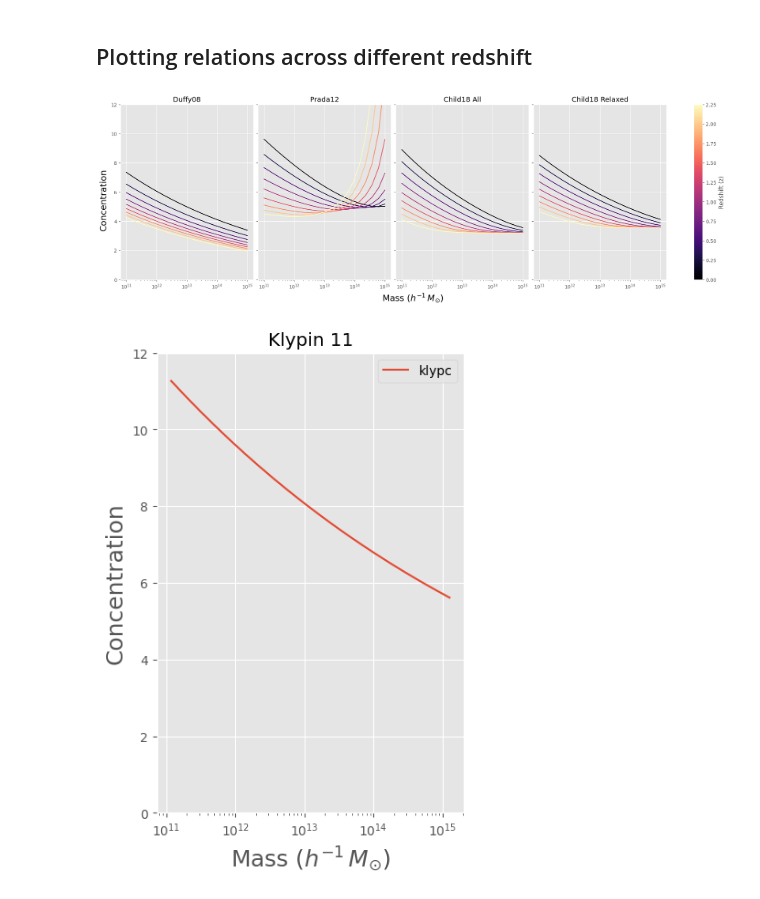
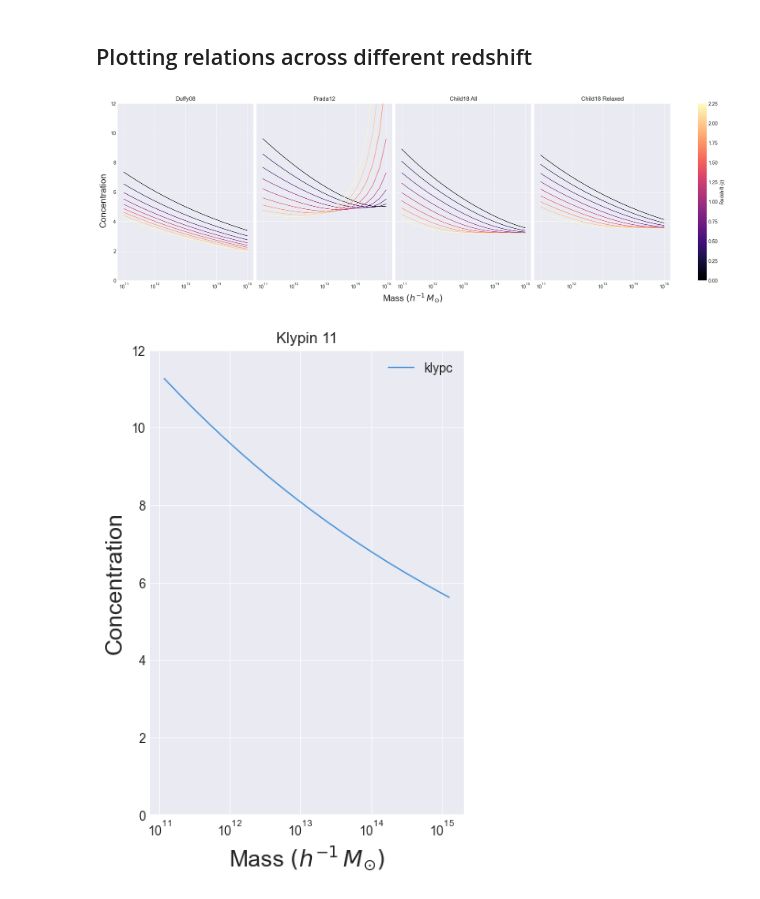
Before and after one commit to fkeruzore/halox, a Jupyter notebook: notebooks/cMrelations.ipynb, the cells around one changed output. Saved outputs shown, nothing was run; the diff lists cells and outputs as text; code cells hidden in the pictures.

```diff
--- a/notebooks/cMrelations.ipynb
+++ b/notebooks/cMrelations.ipynb
@@ -11,6 +11,8 @@ import matplotlib.cm as cm
 import matplotlib.colors as mcolors
 
 jax.config.update("jax_enable_x64", True)
+plt.style.use(["seaborn-v0_8-darkgrid", "petroff10"])
+plt.rcParams.update({"xtick.direction": "in", "ytick.direction": "in"})
 # %% [markdown]
 ## Implemented Relations
 
@@ -119,8 +125,6 @@ cklypin = klypin11()(M=mklyp)
 # %% [markdown]
 ## Plotting relations across different redshift
 # %%
-plt.style.use("ggplot")
-
 models = [
     ("Duffy08", cduffy),
     ("Prada12", cprada),
@@ -140,32 +144,32 @@ for ax, (name, cvals) in zip(axes, models):
         color = cmap(norm(z))
         ax.plot(mray, cvals[i], color=color)
 
     ax.set_xscale("log")
     ax.set_title(name)
     ax.set_ylim(0, 12)
 
 fig.supylabel("Concentration", fontsize=18)
 fig.supxlabel(r"Mass $(h^{-1}\,M_{\odot})$", fontsize=18)
 # Shared colorbar
 sm = cm.ScalarMappable(norm=norm, cmap=cmap)
 sm.set_array([])
 
 cbar = fig.colorbar(sm, ax=axes.ravel().tolist())
 cbar.set_label("Redshift (z)")
 
 plt.show()
 
 plt.figure(figsize=(4, 6), constrained_layout=True)
 plt.plot(mklyp, cklypin, label="klypc")
 # plt.plot(mklyp, cklyp, label = "duffyconvc")
 plt.ylim(0, 12)
 plt.xscale("log")
 plt.title("Klypin 11")
 plt.ylabel("Concentration", fontsize=18)
 plt.xlabel(r"Mass $(h^{-1}\,M_{\odot})$", fontsize=18)
 
 plt.legend()
 plt.show()
 # %% [output]
-[figure, old version]
+[figure, new version]
-[figure, old version]
+[figure, new version]
```
Also changed, not shown: parts of 3 cells of this notebook.
